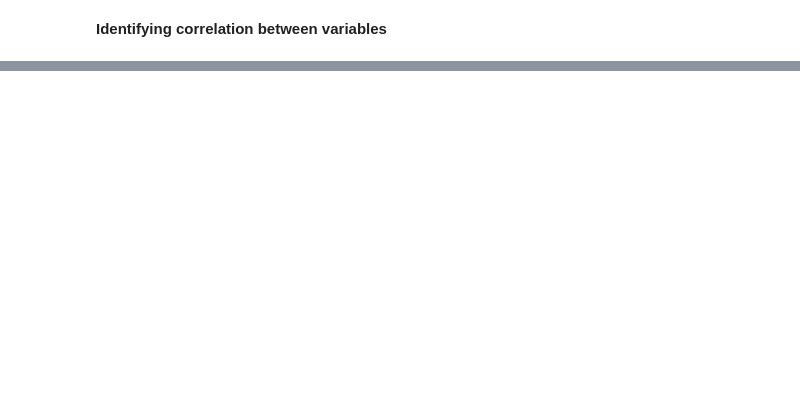
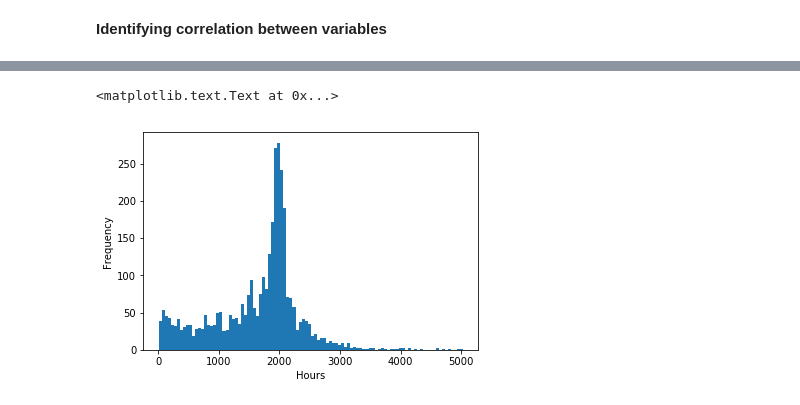
Before and after one commit to PraAnj/hypothesis-testing, a Jupyter notebook: ds project.ipynb, the cells around one changed output, grey strips where cells are left out. Drawn from its saved outputs; the diff is of its cells as text; code cells hidden in the pictures; blank space fills up the shorter version.

Commit message:
Hours Data Distribution

```diff
--- a/ds project.ipynb
+++ b/ds project.ipynb
@@ -150,0 +175,23 @@ Text(0.5, 0, 'Earnings')
+# %%
+my_data = my_data.drop(my_data[my_data.hours == 0].index)
+my_data['hours'].plot(kind='hist', bins=100)
+plt.xlabel('Hours')
+
+#x = np.linspace(10,5000,5)
+#x = np.linspace(PopulationMean_Hours - 3*PopulationSqrt_Hours, PopulationMean_Hours + 3*PopulationSqrt_Hours, 100)
+#plt.plot(x,mlab.normpdf(x, PopulationMean_Hours, PopulationSqrt_Hours), label='Population Hours')
+#plt.plot(x,mlab.normpdf(x, m, sq), label='Sample1 = 500')
+#plt.show()
+
+
+
+#plt.figure()
+#x = np.linspace(PopulationMean_Hours - 3*PopulationSqrt_Hours, PopulationMean_Hours + 3*PopulationSqrt_Hours, 100)
+#plt.plot(x,mlab.normpdf(x, PopulationMean_Hours, PopulationSqrt_Hours), label='Population ')
+#plt.figure()
+#x = np.linspace(m1 - 3*sq1, m1 + 3*sq1, 100)
+#plt.plot(x,mlab.normpdf(x, m1, sq1), label='Sample =50 ')
+#plt.plot(my_data['hours'])
+# %% [output]
+<matplotlib.text.Text at 0x...>
+[figure, added]
```
Also changed, not shown: parts of 16 cells of this notebook.
